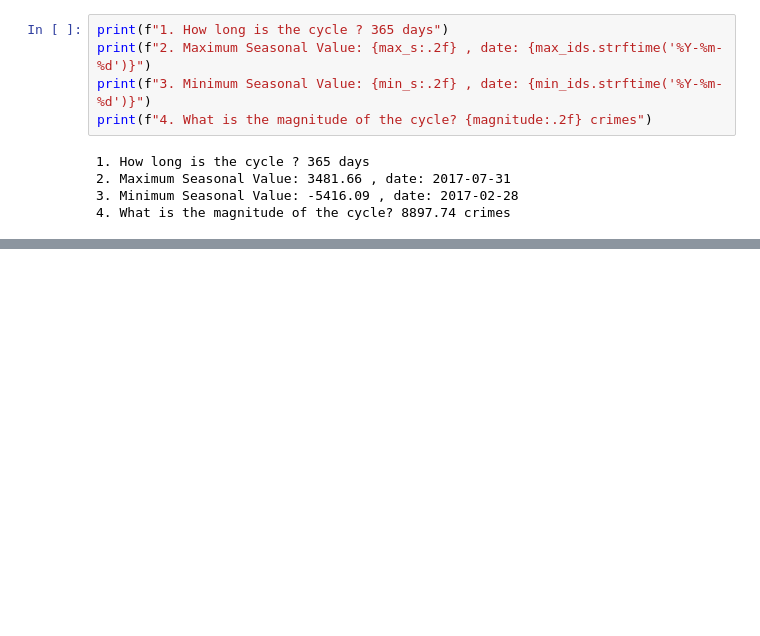
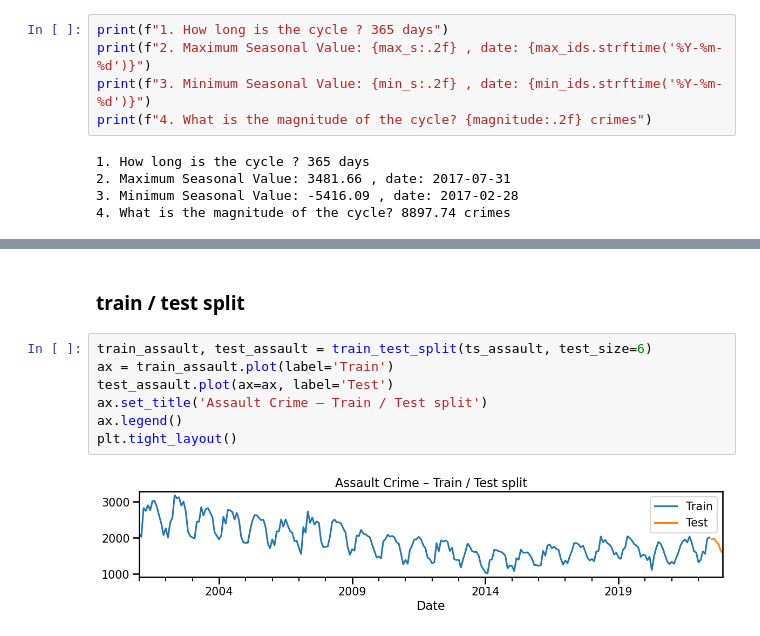
Before and after one commit to Yousef-Zeer/Chicago-Crime, a Jupyter notebook: chicago_crime_.ipynb, the cells around one changed output, grey strips where cells are left out. Drawn from its saved outputs; the diff is of its cells as text; blank space fills up the shorter version.

```diff
--- a/chicago_crime_.ipynb
+++ b/chicago_crime_.ipynb
@@ -426,0 +656,11 @@ print(f"4. What is the magnitude of the cycle? {magnitude:.2f} crimes")
+# %% [markdown]
+### train / test split
+# %%
+train_assault, test_assault = train_test_split(ts_assault, test_size=6)
+ax = train_assault.plot(label='Train')
+test_assault.plot(ax=ax, label='Test')
+ax.set_title('Assault Crime – Train / Test split')
+ax.legend()
+plt.tight_layout()
+# %% [output]
+[figure, added]
```
Also changed, not shown: parts of 55 cells of this notebook.
